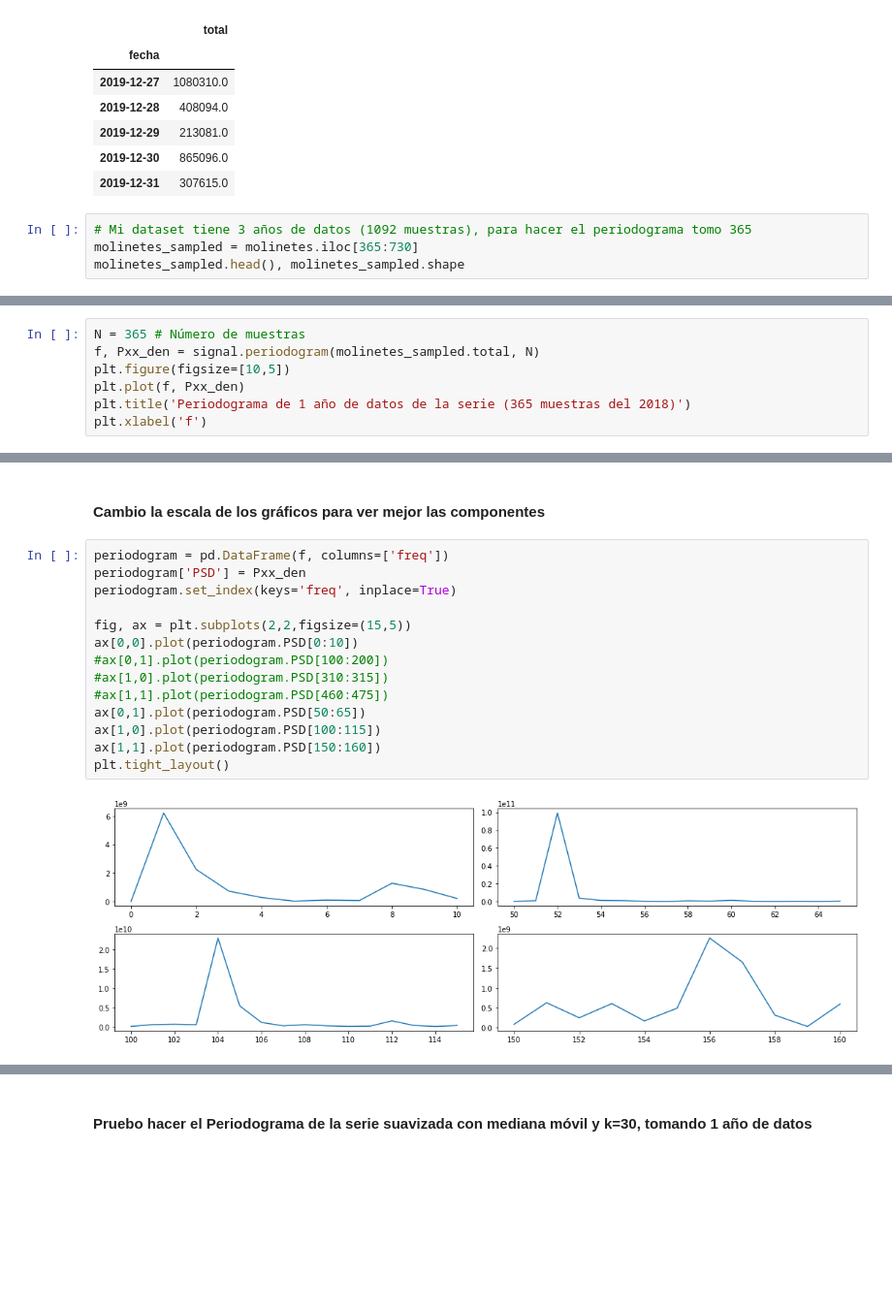
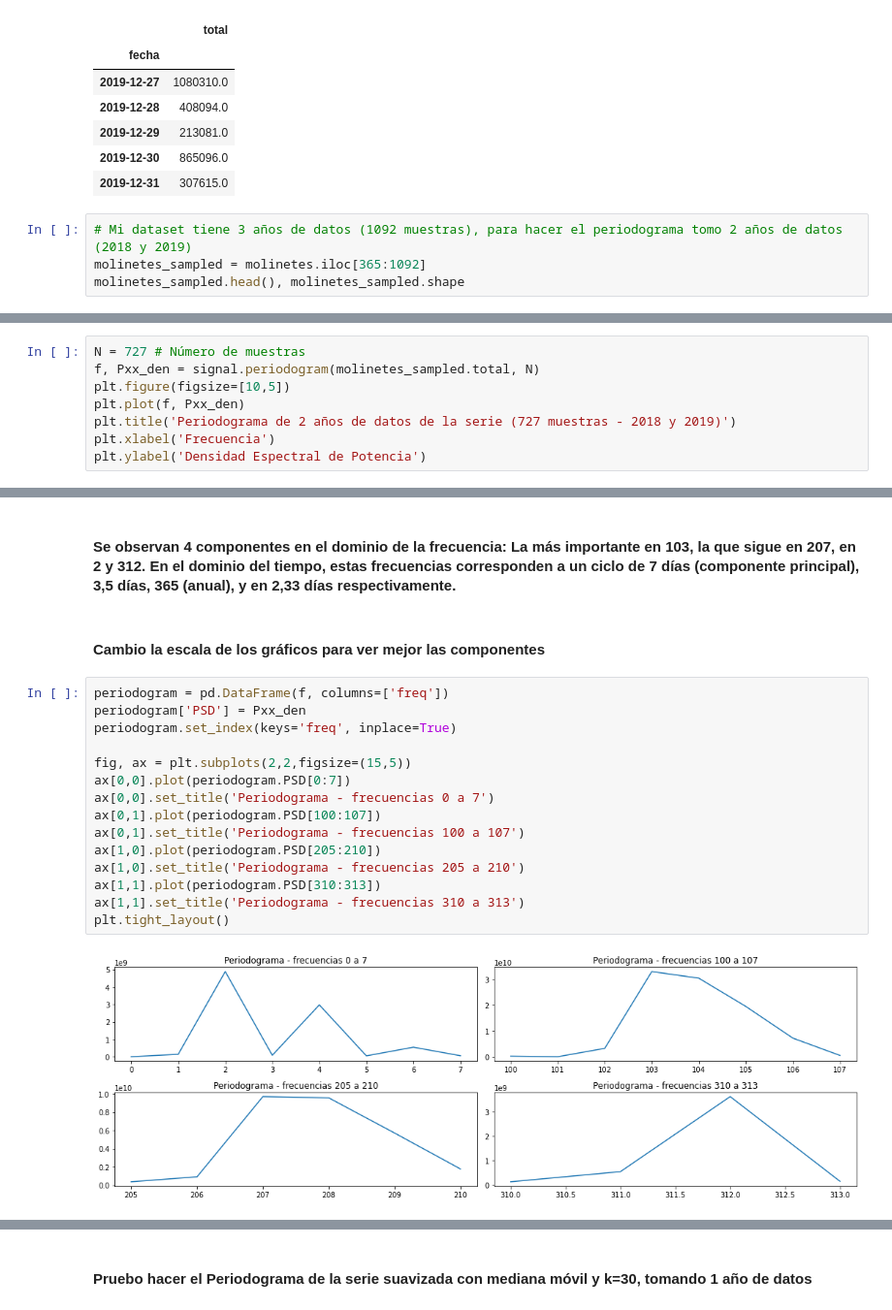
Before and after one commit to arigarmendia/Time-Series, a Jupyter notebook: TP/07-Analisis_espectral.ipynb, the cells around one changed output, grey strips where cells are left out. Shown at 97% size. Saved outputs shown, nothing was run; the diff lists cells and outputs as text; blank space fills up the shorter version.

```diff
--- a/TP/07-Analisis_espectral.ipynb
+++ b/TP/07-Analisis_espectral.ipynb
@@ -35,8 +35,8 @@ molinetes.tail()
 | 2019-12-30 | 865096.0 |
 | 2019-12-31 | 307615.0 |
 # %%
-# Mi dataset tiene 3 años de datos (1092 muestras), para hacer el periodograma tomo 365
-molinetes_sampled = molinetes.iloc[365:730]
+# Mi dataset tiene 3 años de datos (1092 muestras), para hacer el periodograma tomo 2 años de datos (2018 y 2019)
+molinetes_sampled = molinetes.iloc[365:1092]
 molinetes_sampled.head(), molinetes_sampled.shape
 # %% [output]
 (               total
@@ -50,8 +50,9 @@ molinetes_sampled.head(), molinetes_sampled.shape
 # %%
-N = 365 # Número de muestras
+N = 727 # Número de muestras
 f, Pxx_den = signal.periodogram(molinetes_sampled.total, N)
 plt.figure(figsize=[10,5])
 plt.plot(f, Pxx_den)
-plt.title('Periodograma de 1 año de datos de la serie (365 muestras del 2018)')
-plt.xlabel('f')
+plt.title('Periodograma de 2 años de datos de la serie (727 muestras - 2018 y 2019)')
+plt.xlabel('Frecuencia')
+plt.ylabel('Densidad Espectral de Potencia')
 # %% [output]
@@ -60,18 +61,21 @@ Text(0.5, 0, 'f')
+# %% [markdown]
+#### Se observan 4 componentes en el dominio de la frecuencia: La más importante en 103, la que sigue en 207, en 2 y 312. En el dominio del tiempo, estas frecuencias corresponden a un ciclo de 7 días (componente principal), 3,5 días, 365 (anual), y en 2,33 días respectivamente.
 # %% [markdown]
 #### Cambio la escala de los gráficos para ver mejor las componentes
 # %%
 periodogram = pd.DataFrame(f, columns=['freq'])
 periodogram['PSD'] = Pxx_den
 periodogram.set_index(keys='freq', inplace=True)
 
 fig, ax = plt.subplots(2,2,figsize=(15,5))
-ax[0,0].plot(periodogram.PSD[0:10])
-#ax[0,1].plot(periodogram.PSD[100:200])
-#ax[1,0].plot(periodogram.PSD[310:315])
-#ax[1,1].plot(periodogram.PSD[460:475])
-ax[0,1].plot(periodogram.PSD[50:65])
-ax[1,0].plot(periodogram.PSD[100:115])
-ax[1,1].plot(periodogram.PSD[150:160])
+ax[0,0].plot(periodogram.PSD[0:7])
+ax[0,0].set_title('Periodograma - frecuencias 0 a 7')
+ax[0,1].plot(periodogram.PSD[100:107])
+ax[0,1].set_title('Periodograma - frecuencias 100 a 107')
+ax[1,0].plot(periodogram.PSD[205:210])
+ax[1,0].set_title('Periodograma - frecuencias 205 a 210')
+ax[1,1].plot(periodogram.PSD[310:313])
+ax[1,1].set_title('Periodograma - frecuencias 310 a 313')
 plt.tight_layout()
 # %% [output]
-[figure, old version]
+[figure, new version]
```
Also changed, not shown: parts of 6 cells of this notebook, 5 other files.
